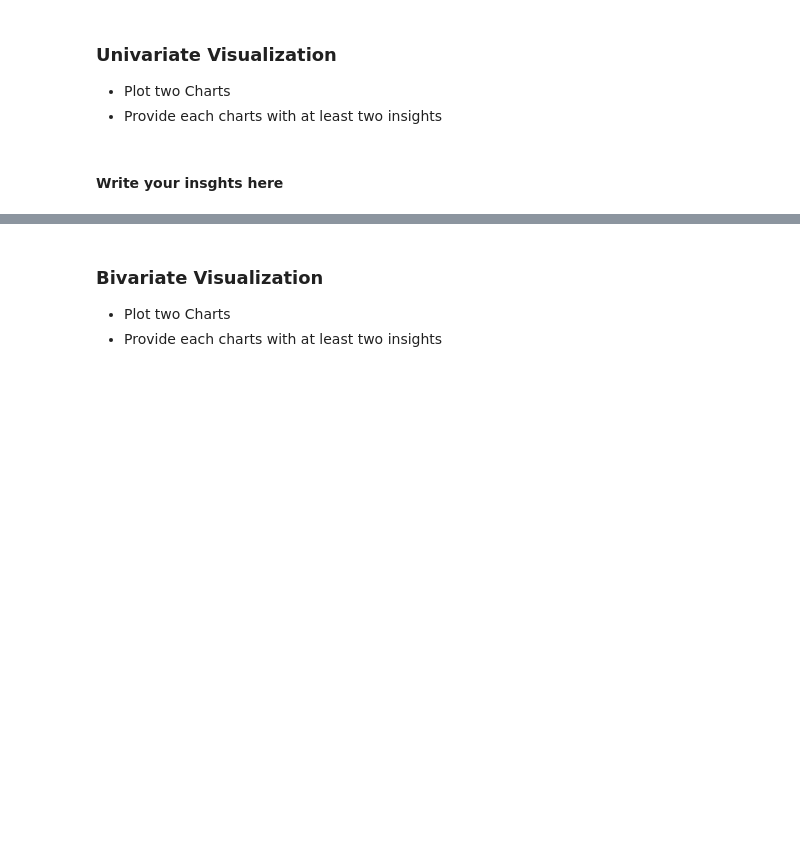
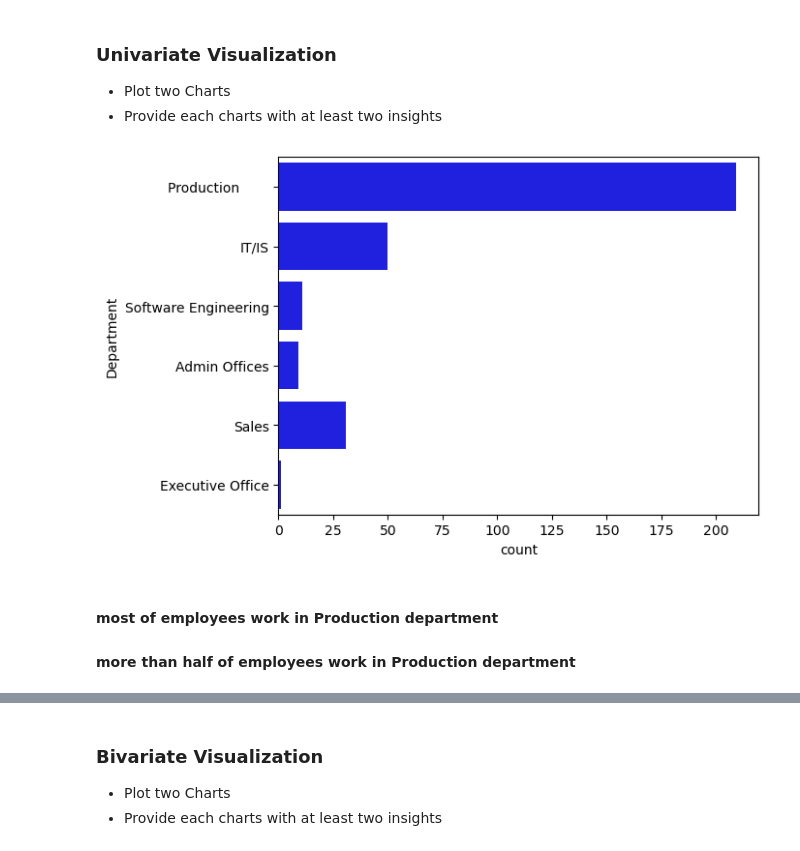
Before and after one commit to Tuwaiq-Data-Science-Bootcamp-V2/EDA-Lab1, a Jupyter notebook: EDA_Assignment .ipynb, the cells around one changed output, grey strips where cells are left out. Saved outputs shown, nothing was run; the diff lists cells and outputs as text; code cells hidden in the pictures; blank space fills up the shorter version.

```diff
--- a/EDA_Assignment .ipynb
+++ b/EDA_Assignment .ipynb
@@ -4,0 +10,3 @@
+# %%
+df = pd.read_csv('HR_Missing_Vslues.csv')
+df.head()
@@ -6,5 +58,11 @@
 ### Univariate Visualization
 * Plot two Charts
 * Provide each charts with at least two insights
+# %%
+sns.countplot(data = df , y='Department' , color='blue' )
+plt.show()
+# %% [output]
+[figure, added]
 # %% [markdown]
-#### Write your insghts here
+#### most of employees work in Production department
+#### more than half of employees work in Production department
```
Also changed, not shown: parts of 13 cells of this notebook, 1 other file.
